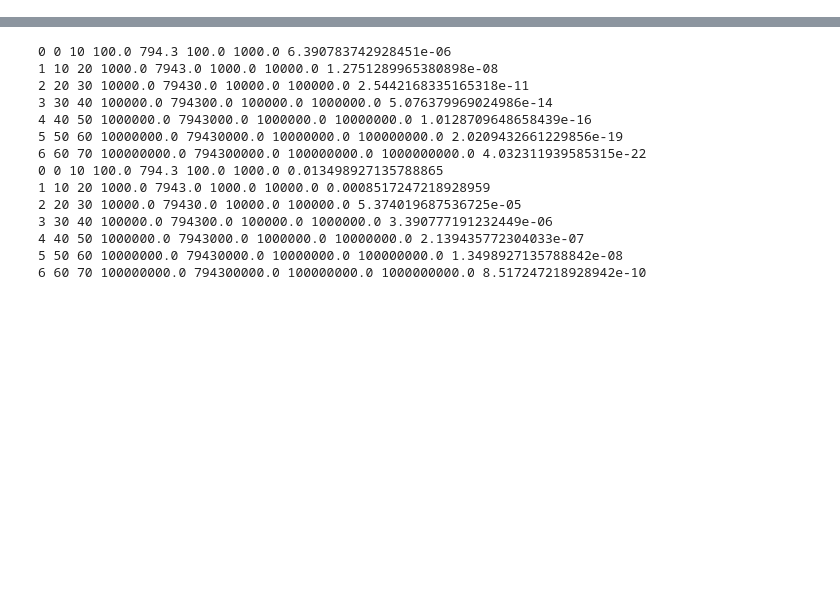
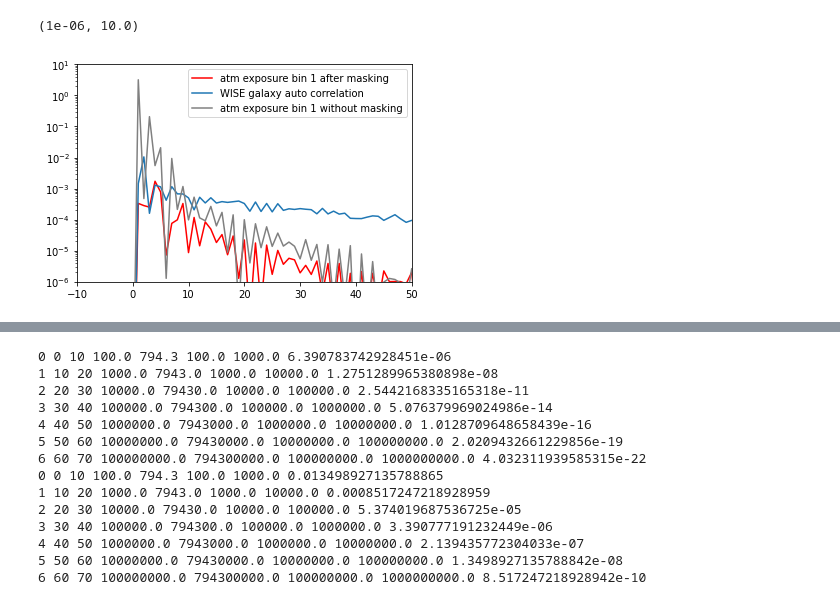
Before and after one commit to KIPAC/nuXgal, a Jupyter notebook: nb/test.ipynb, the cells around one changed output, grey strips where cells are left out. Drawn from its saved outputs; the diff is of its cells as text; code cells hidden in the pictures; blank space fills up the shorter version.

```diff
--- a/nb/test.ipynb
+++ b/nb/test.ipynb
@@ -56,0 +76,25 @@ for i in range(Defaults.NEbin):
+# %%
+wa = WeightedAeff()
+map = wa.exposuremap_atm[1].copy()
+map[Defaults.idx_muon] = hp.UNSEEN
+map = hp.ma(map)
+map_overdensity = map / map.mean() - 1.
+plt.plot(Defaults.ell, hp.anafast(map_overdensity),color='r', label='atm exposure bin 1 after masking')
+plt.plot(Defaults.ell, hp.anafast(gs.overdensity), label='WISE galaxy auto correlation')
+
+
+wa_overdensity = wa.exposuremap_atm[1] / np.mean(wa.exposuremap_atm[1]) - 1
+plt.plot(Defaults.ell, hp.anafast(wa_overdensity),color='grey', label='atm exposure bin 1 without masking')
+#wa_overdensity = wa.exposuremap_atm[2] / np.mean(wa.exposuremap_atm[2]) - 1
+#plt.plot(Defaults.ell, hp.anafast(wa_overdensity), label='atm exposure bin 2')
+#wa_overdensity_astro = wa.exposuremap_astro[1] / np.mean(wa.exposuremap_astro[1]) - 1
+#plt.plot(Defaults.ell, hp.anafast(wa_overdensity_astro), label='astro exposure bin 1')
+#plt.plot(Defaults.ell, gs.analyCL[0:384], label='analyCL')
+
+plt.xlim(-10, 50)
+plt.yscale('log')
+plt.legend()
+plt.ylim(1e-6, 1e1)
+# %% [output]
+(1e-06, 10.0)
+[figure, added]
```
Also changed, not shown: parts of 8 cells of this notebook, 32 other files.
